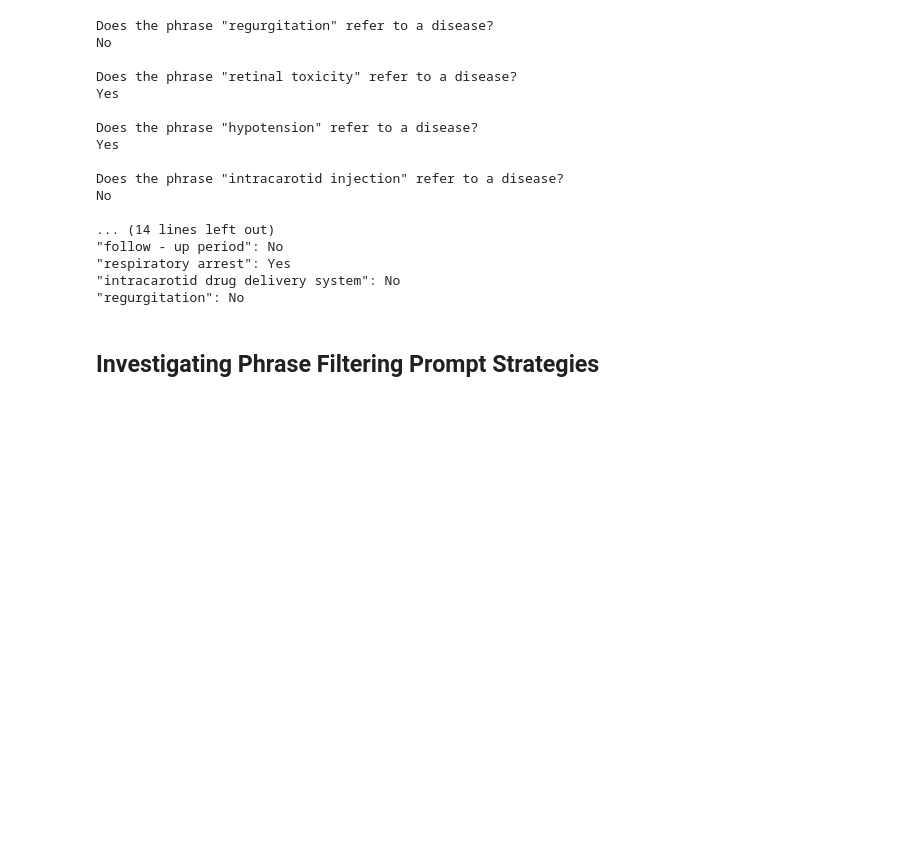
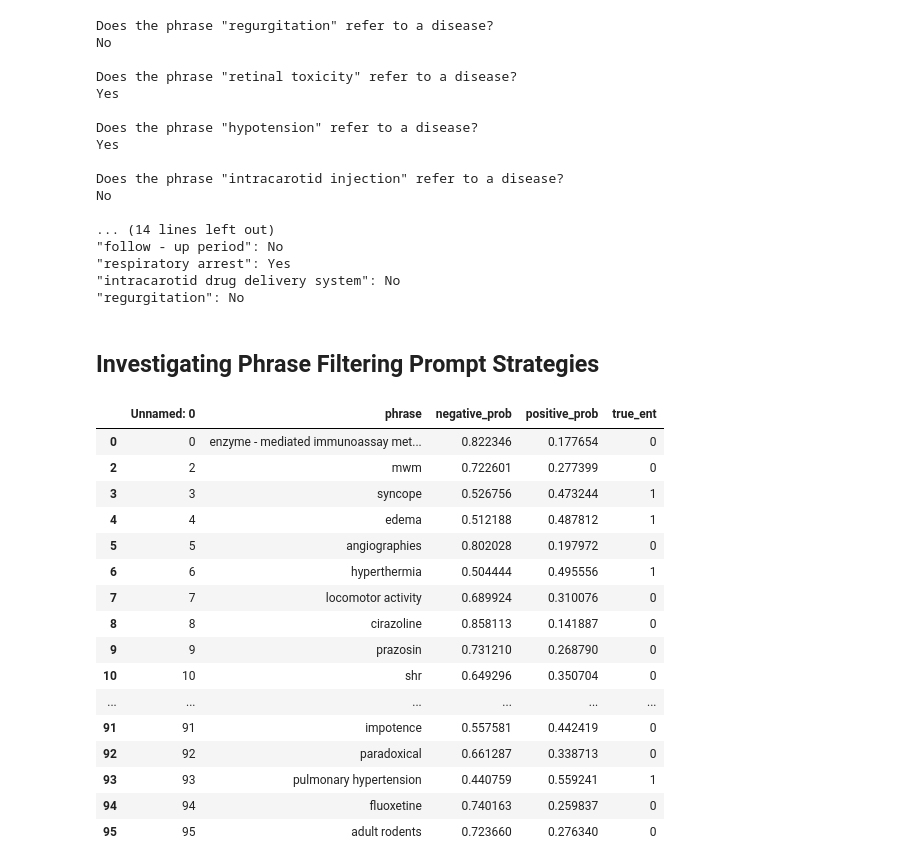
Before and after one commit to nickmcneal/biomedical-information-extraction, a Jupyter notebook: src/GPT-3 Running.ipynb, the cells around one changed output. Saved outputs shown, nothing was run; the diff lists cells and outputs as text; code cells hidden in the pictures; blank space fills up the shorter version.

```diff
--- a/src/GPT-3 Running.ipynb
+++ b/src/GPT-3 Running.ipynb
@@ -481,0 +701,21 @@ template_prompt = 'Does the phrase "{}" refer to a disease?'
+# %%
+len(predicted_phrases)
+predicted_phrases
+# %% [output]
+|  | Unnamed: 0 | phrase | negative_prob | positive_prob | true_ent |
+| 0 | 0 | enzyme - mediated immunoassay met... | 0.822346 | 0.177654 | 0 |
+| 2 | 2 | mwm | 0.722601 | 0.277399 | 0 |
+| 3 | 3 | syncope | 0.526756 | 0.473244 | 1 |
+| 4 | 4 | edema | 0.512188 | 0.487812 | 1 |
+| 5 | 5 | angiographies | 0.802028 | 0.197972 | 0 |
+| 6 | 6 | hyperthermia | 0.504444 | 0.495556 | 1 |
+| 7 | 7 | locomotor activity | 0.689924 | 0.310076 | 0 |
+| 8 | 8 | cirazoline | 0.858113 | 0.141887 | 0 |
+| 9 | 9 | prazosin | 0.731210 | 0.268790 | 0 |
+| 10 | 10 | shr | 0.649296 | 0.350704 | 0 |
+| ... | ... | ... | ... | ... | ... |
+| 91 | 91 | impotence | 0.557581 | 0.442419 | 0 |
+| 92 | 92 | paradoxical | 0.661287 | 0.338713 | 0 |
+| 93 | 93 | pulmonary hypertension | 0.440759 | 0.559241 | 1 |
+| 94 | 94 | fluoxetine | 0.740163 | 0.259837 | 0 |
+| 95 | 95 | adult rodents | 0.723660 | 0.276340 | 0 |
```
Also changed, not shown: parts of 25 cells of this notebook, 17 other files.
